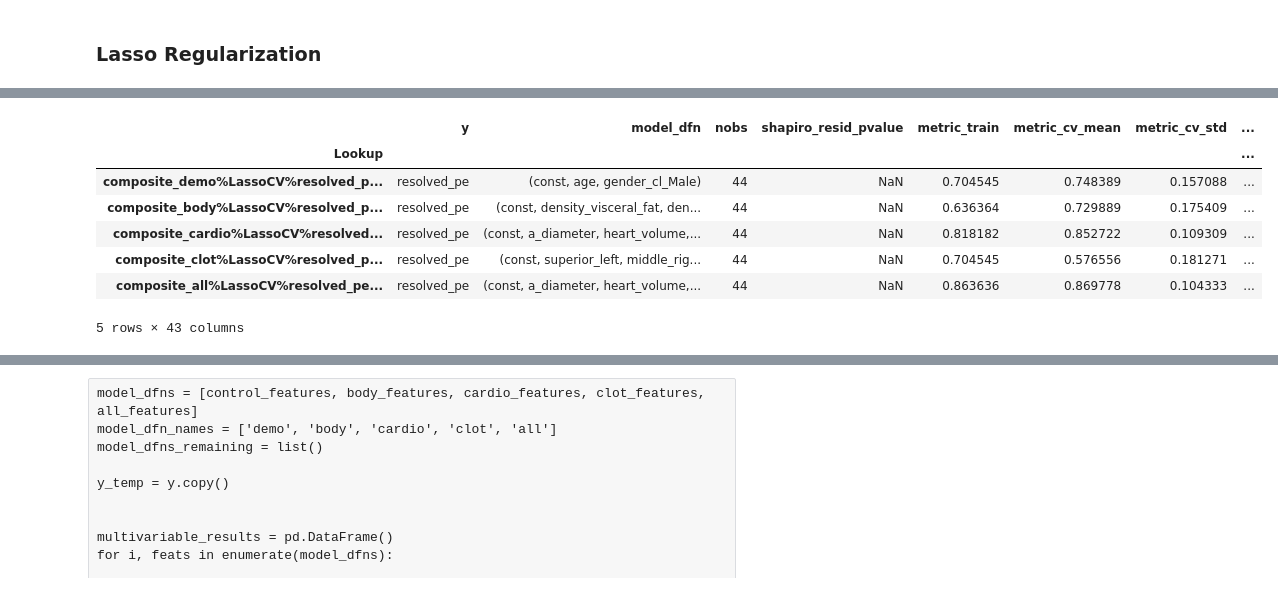
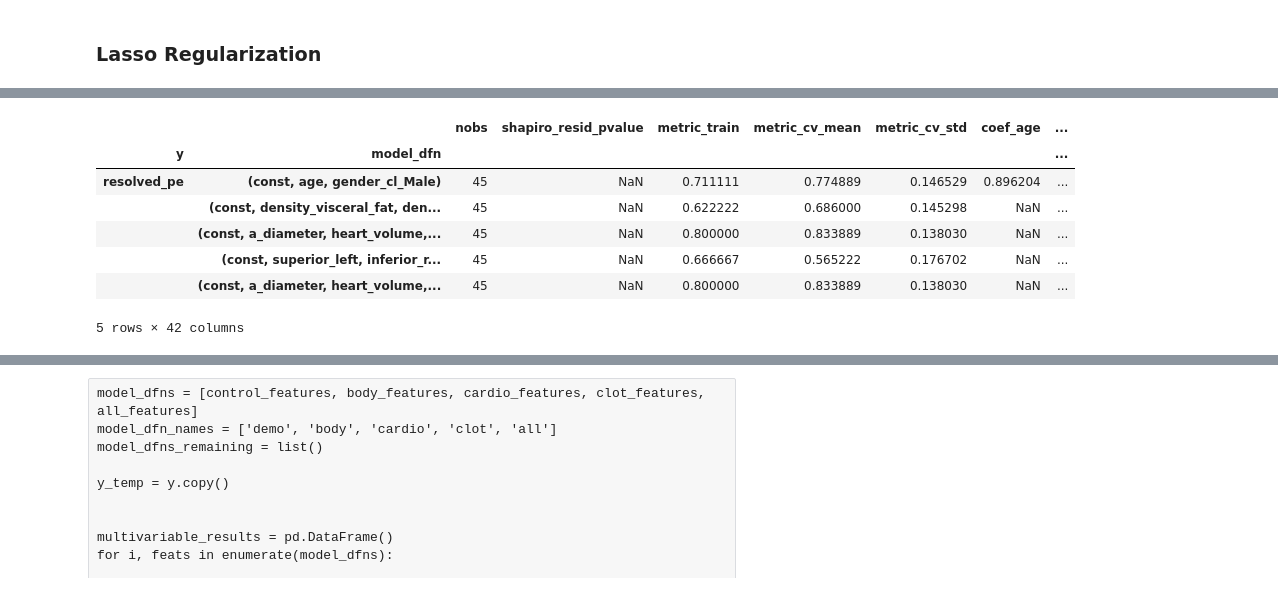
Before and after one commit to qaust/iCPET, a Jupyter notebook: src/logit.ipynb, the cells around one changed output, grey strips where cells are left out. Drawn from its saved outputs; the diff is of its cells as text; code cells hidden in the pictures.

```diff
--- a/src/logit.ipynb
+++ b/src/logit.ipynb
@@ -49,7 +49,7 @@ from regression import reg
 SEED = 123
 TEST_SIZE = 0.25
 CV_FOLDS = 5
-CUSTOM_CV = RepeatedStratifiedKFold(n_splits=CV_FOLDS, n_repeats=20, random_state=SEED)
+CUSTOM_CV = RepeatedStratifiedKFold(n_splits=CV_FOLDS, n_repeats=10, random_state=SEED)
 
 HEATMAP_COLORS = sns.diverging_palette(h_neg=359, h_pos=250, as_cmap=True)
 plt.style.use('ggplot')
@@ -149,7 +149,7 @@ def fit_model(X, y):
     """Fit statsmodels OLS model with robust SEs and sklearn OLS model."""
 
     # Fit statsmodels
-    model_sm = sm.GLM(y, sm.add_constant(X), family=sm.families.Binomial())
+    model_sm = sm.GLM(y.copy(), sm.add_constant(X.copy()), family=sm.families.Binomial())
     if USE_CLUSTERED_SE:
         model_sm = model_sm.fit(cov_type='cluster', cov_kwds={'groups': pe_numbers})
     else:
@@ -163,7 +163,7 @@ def fit_model(X, y):
         penalty=None,
         solver='lbfgs',
     )
-    model_sk.fit(X, y)
+    model_sk.fit(X.copy(), y.copy())
 
     # Check coefs equal
     params_are_equal = check_params_equal(model_sm, model_sk)
@@ -299,12 +299,26 @@ univariable_results.tail()
 # %% [markdown]
 ### Lasso Regularization
 # %%
-model_dfns = [control_features, body_features, cardio_features, clot_features, all_features]
-model_dfn_names = ['demo', 'body', 'cardio', 'clot', 'all']
-model_dfns_remaining = list()
+model_dfns = [
+    control_features,
+    body_features,
+    cardio_features,
+    clot_features,
+    all_features
+]
+model_dfn_names = [
+    'demo',
+    'body',
+    'cardio',
+    'clot',
+    'all'
+]
+model_dfns_remaining = dict()
 
 MAX_NUM_REGRESSORS = len(y) // 10
 print(f"MAX_NUM_REGRESSORS: {MAX_NUM_REGRESSORS}")
+
+y_temp = y.copy()
 
 multivariable_results = pd.DataFrame()
 for i, feats in enumerate(model_dfns):
@@ -326,8 +340,9 @@ for i, feats in enumerate(model_dfns):
 
     # Select features
     X_init = X.loc[:, feats]
-    exceeds_max_num_regressors = True
-    while exceeds_max_num_regressors:
+
+    more_or_less_than_needed = True
+    while more_or_less_than_needed:
         logitCV.fit(X_init, y_temp)
         coefs = pd.DataFrame(
             {'coef': np.squeeze(logitCV.coef_)},
@@ -335,13 +350,17 @@ for i, feats in enumerate(model_dfns):
         )
         remaining_features = list(coefs[coefs['coef'] != 0].index.values)
         if len(remaining_features) > MAX_NUM_REGRESSORS:
-            high_Cs -= 0.1
-            logitCV.set_params(**{'Cs': np.logspace(low_Cs, high_Cs, 50)})
+            high_Cs -= 0.05 / (MAX_NUM_REGRESSORS / (len(remaining_features) - MAX_NUM_REGRESSORS))
+        elif len(remaining_features) == 0:
+            low_Cs += 0.2
         else:
-            exceeds_max_num_regressors = False
+            more_or_less_than_needed = False
+        logitCV.set_params(**{'Cs': np.logspace(low_Cs, high_Cs, 50)})
+        print(f"C_range=({10**low_Cs:.3f}, {10**high_Cs:.3f}), C={logitCV.C_.item():.3f}, {remaining_features}")
 
-    print(i, logitCV.C_, remaining_features)
-    model_dfns_remaining.append(remaining_features)
+    print(f"{i}, {logitCV.C_.item():.3f}, {remaining_features}")
+    print("---------------------------------------------------------")
+    model_dfns_remaining[model_dfn_names[i]] = remaining_features
 
     # Fit model with selected features
     X_selected = X.loc[:, remaining_features]
@@ -355,12 +374,6 @@ for i, feats in enumerate(model_dfns):
         axis=0
     )
 
-multivariable_results = multivariable_results.reset_index()
-multivariable_results['selection_method'] = 'LassoCV'
-multivariable_results['controls'] = 'None'
-multivariable_results.index = multivariable_results[['category', 'selection_method', 'y', 'controls']].apply('%'.join, axis=1)
-multivariable_results.index.name = 'Lookup'
-print(multivariable_results.shape)
-multivariable_results.tail()
+multivariable_results
 # %% [output]
 MAX_NUM_REGRESSORS: 4
@@ -373,8 +396,8 @@ MAX_NUM_REGRESSORS: 4
-|  | y | model_dfn | nobs | shapiro_resid_pvalue | metric_train | metric_cv_mean | metric_cv_std | ... |
-| Lookup |  |  |  |  |  |  |  | ... |
-| composite_demo%LassoCV%resolved_p... | resolved_pe | (const, age, gender_cl_Male) | 44 | NaN | 0.704545 | 0.748389 | 0.157088 | ... |
-| composite_body%LassoCV%resolved_p... | resolved_pe | (const, density_visceral_fat, den... | 44 | NaN | 0.636364 | 0.729889 | 0.175409 | ... |
-| composite_cardio%LassoCV%resolved... | resolved_pe | (const, a_diameter, heart_volume,... | 44 | NaN | 0.818182 | 0.852722 | 0.109309 | ... |
-| composite_clot%LassoCV%resolved_p... | resolved_pe | (const, superior_left, middle_rig... | 44 | NaN | 0.704545 | 0.576556 | 0.181271 | ... |
-| composite_all%LassoCV%resolved_pe... | resolved_pe | (const, a_diameter, heart_volume,... | 44 | NaN | 0.863636 | 0.869778 | 0.104333 | ... |
+|  |  | nobs | shapiro_resid_pvalue | metric_train | metric_cv_mean | metric_cv_std | coef_age | ... |
+| y | model_dfn |  |  |  |  |  |  | ... |
+| resolved_pe | (const, age, gender_cl_Male) | 45 | NaN | 0.711111 | 0.774889 | 0.146529 | 0.896204 | ... |
+|  | (const, density_visceral_fat, den... | 45 | NaN | 0.622222 | 0.686000 | 0.145298 | NaN | ... |
+|  | (const, a_diameter, heart_volume,... | 45 | NaN | 0.800000 | 0.833889 | 0.138030 | NaN | ... |
+|  | (const, superior_left, inferior_r... | 45 | NaN | 0.666667 | 0.565222 | 0.176702 | NaN | ... |
+|  | (const, a_diameter, heart_volume,... | 45 | NaN | 0.800000 | 0.833889 | 0.138030 | NaN | ... |
-5 rows × 43 columns
+5 rows × 42 columns
```
Also changed, not shown: parts of 13 cells of this notebook, 4 other files.
